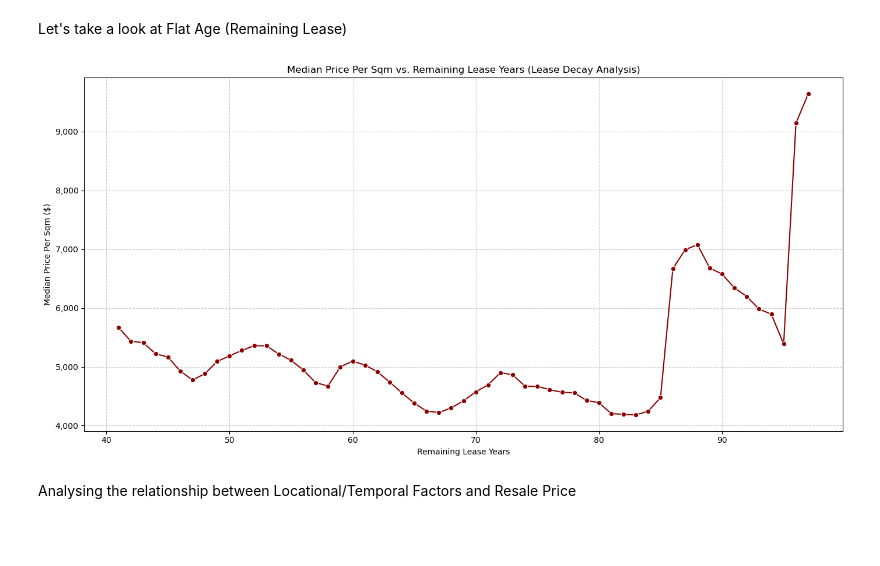
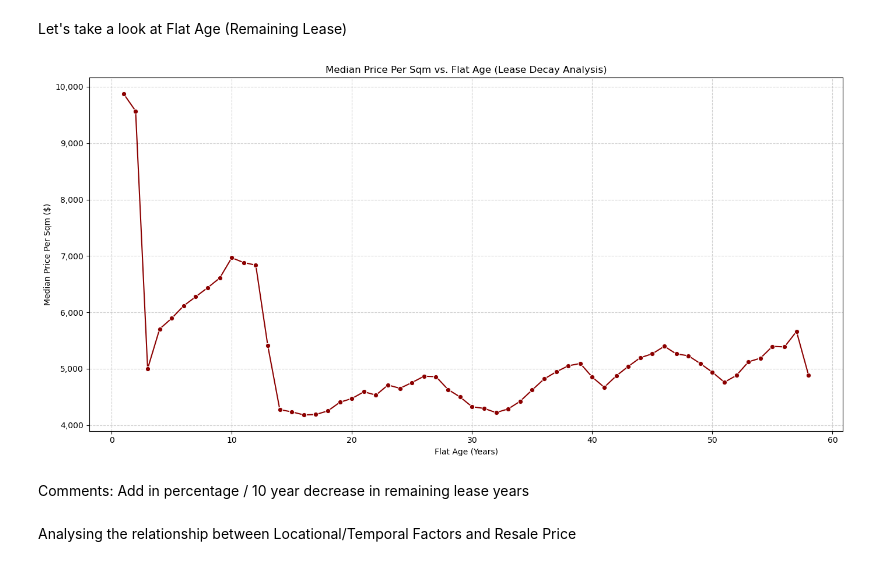
Before and after one commit to hlew003/Group-5-DAC-internal-project, a Jupyter notebook: Tommy Ver(main)_updated.ipynb, the cells around one changed output. Cells and saved outputs as stored; diff of their text form; code cells hidden in the pictures; blank space fills up the shorter version.

Commit message:
Removed irrelevant graphs and code. Nancy will drop columns and input Shopping Mall geocoding

```diff
--- a/Tommy Ver(main)_updated.ipynb
+++ b/Tommy Ver(main)_updated.ipynb
@@ -494,22 +467,0 @@ Calculate the Inflation Rate of Median Resale Price from 2020 Onwards
-# %%
-# Ensure 'month' column is in datetime format (re-run this in case previous cell modified df_upd)
-df_upd['month'] = pd.to_datetime(df_upd['month'])
-
-# Recalculate median resale price per month to ensure correctness
-median_resale_price_over_time_corrected = df_upd.groupby('month')['resale_price'].median().reset_index()
-
-# Filter data for the years 2020 to 2025
-filtered_median_price_yearly = median_resale_price_over_time_corrected[
-    (median_resale_price_over_time_corrected['month'].dt.year >= 2020) &
-    (median_resale_price_over_time_corrected['month'].dt.year <= 2025)
-].copy()
-
-# Resample to get yearly median prices. Taking the median of the monthly medians for each year.
-yearly_median_resale_price = filtered_median_price_yearly.set_index('month').resample('YE')['resale_price'].median().reset_index()
-yearly_median_resale_price['year'] = yearly_median_resale_price['month'].dt.year
-
-# Calculate the annual inflation rate (percentage change year over year)
-yearly_median_resale_price['inflation_rate'] = yearly_median_resale_price['resale_price'].pct_change() * 100
-
-print("Annual Inflation Rate of Median Resale Price (2020-2025):")
-display(yearly_median_resale_price[['year', 'resale_price', 'inflation_rate']].round(2))
@@ -816,23 +655,25 @@ plt.show()
 Let's take a look at Flat Age (Remaining Lease)
 # %%
 # Calculate median price_per_sqm for each remaining_lease_years
-lease_decay_data = df_upd.groupby('remaining_lease_years')['price_per_sqm'].median().reset_index()
+lease_decay_data = df_upd.groupby('flat_age')['price_per_sqm'].median().reset_index()
 
 plt.figure(figsize=(14, 7))
-sns.lineplot(x='remaining_lease_years', y='price_per_sqm', data=lease_decay_data, marker='o', color='darkred')
+sns.lineplot(x='flat_age', y='price_per_sqm', data=lease_decay_data, marker='o', color='darkred')
 
-plt.title('Median Price Per Sqm vs. Remaining Lease Years (Lease Decay Analysis)')
-plt.xlabel('Remaining Lease Years')
+plt.title('Median Price Per Sqm vs. Flat Age (Lease Decay Analysis)')
+plt.xlabel('Flat Age (Years)')
 plt.ylabel('Median Price Per Sqm ($)')
 
 # Format y-axis to display readable numbers
 plt.gca().yaxis.set_major_formatter(mticker.FuncFormatter(lambda x, p: format(int(x), ',')))
 
 plt.grid(True, linestyle='--', alpha=0.6)
 plt.tight_layout()
 plt.show()
 # %% [output]
-[figure, old version]
+[figure, new version]
+# %% [markdown]
+Comments: Add in percentage / 10 year decrease in remaining lease years
 # %% [markdown]
 Analysing the relationship between Locational/Temporal Factors and Resale Price
 # %%
```
Also changed, not shown: parts of 21 cells of this notebook.
